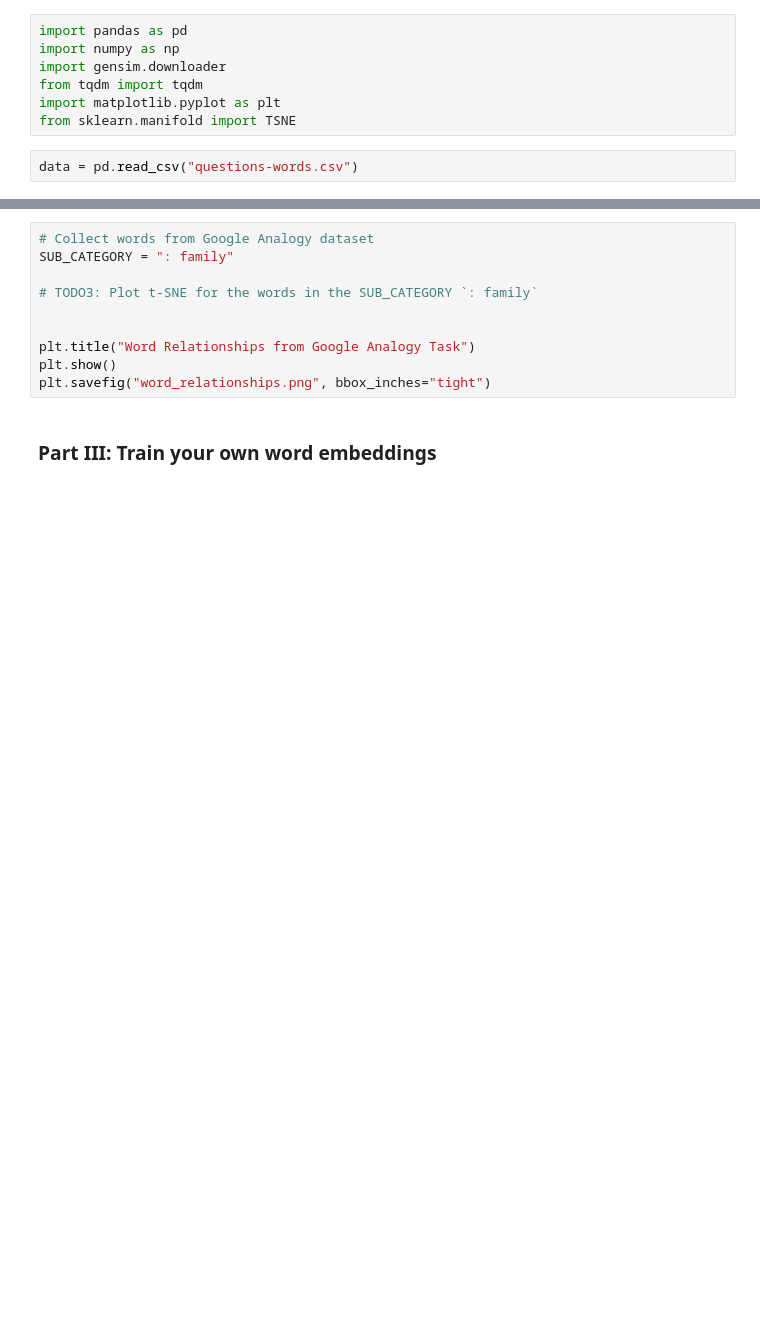
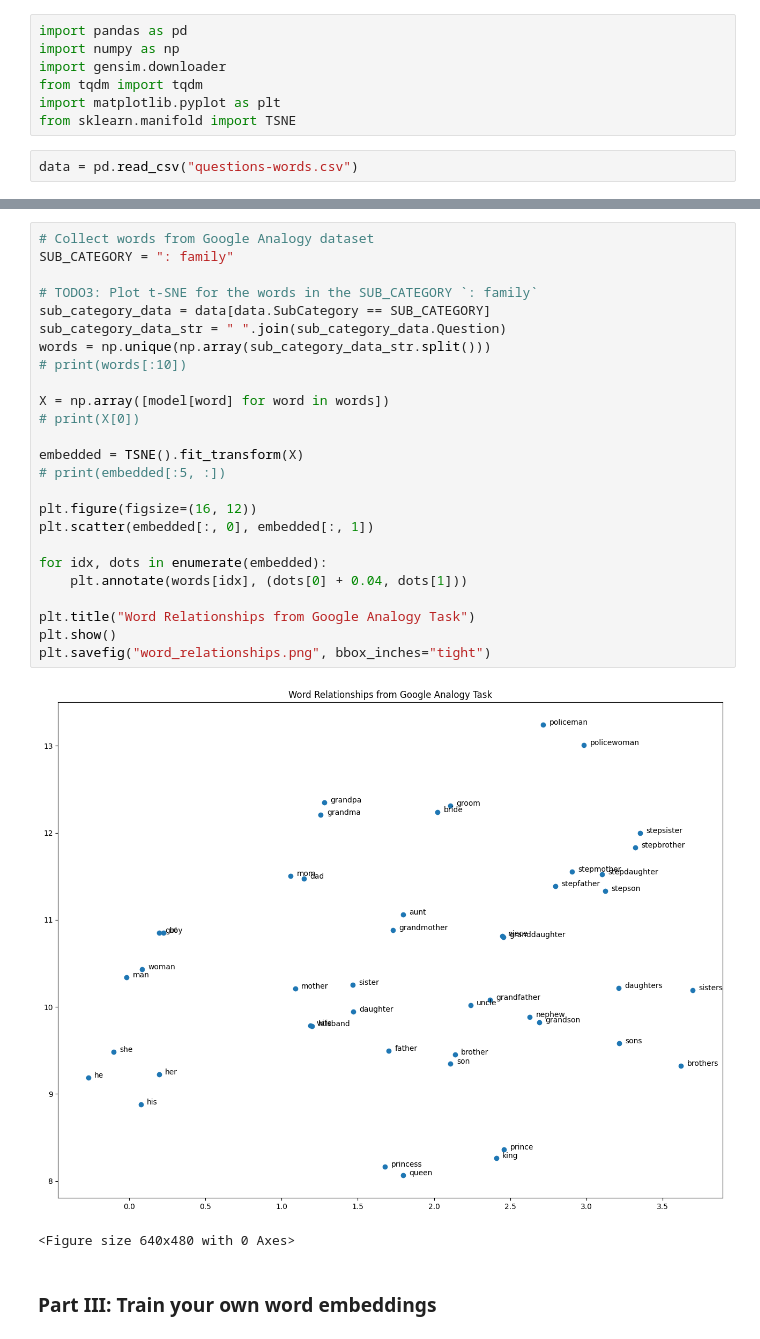
Before and after one commit to iwtba4188/11310CS563100_Assignments, a Jupyter notebook: Assignment1/main.ipynb, the cells around one changed output, grey strips where cells are left out. Drawn from its saved outputs; the diff is of its cells as text; blank space fills up the shorter version.

```diff
--- a/Assignment1/main.ipynb
+++ b/Assignment1/main.ipynb
@@ -141,13 +170,31 @@ for sub_category in data["SubCategory"].unique():
 # %%
 # Collect words from Google Analogy dataset
 SUB_CATEGORY = ": family"
 
 # TODO3: Plot t-SNE for the words in the SUB_CATEGORY `: family`
+sub_category_data = data[data.SubCategory == SUB_CATEGORY]
+sub_category_data_str = " ".join(sub_category_data.Question)
+words = np.unique(np.array(sub_category_data_str.split()))
+# print(words[:10])
 
+X = np.array([model[word] for word in words])
+# print(X[0])
+
+embedded = TSNE().fit_transform(X)
+# print(embedded[:5, :])
+
+plt.figure(figsize=(16, 12))
+plt.scatter(embedded[:, 0], embedded[:, 1])
+
+for idx, dots in enumerate(embedded):
+    plt.annotate(words[idx], (dots[0] + 0.04, dots[1]))
 
 plt.title("Word Relationships from Google Analogy Task")
 plt.show()
 plt.savefig("word_relationships.png", bbox_inches="tight")
+# %% [output]
+[figure, added]
+<Figure size 640x480 with 0 Axes>
 # %% [markdown]
 ### Part III: Train your own word embeddings
 # %% [markdown]
```
Also changed, not shown: parts of 3 cells of this notebook, 4 other files.
